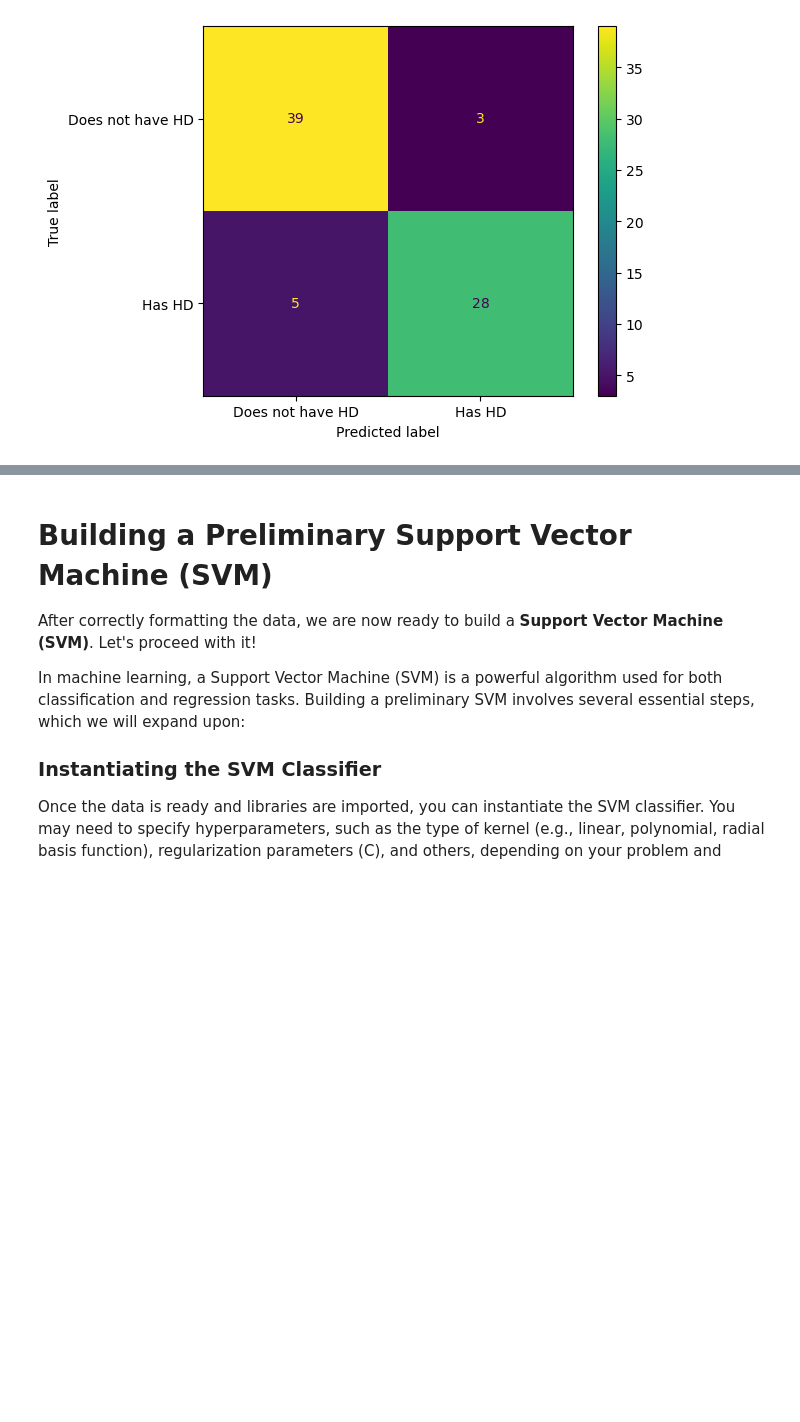
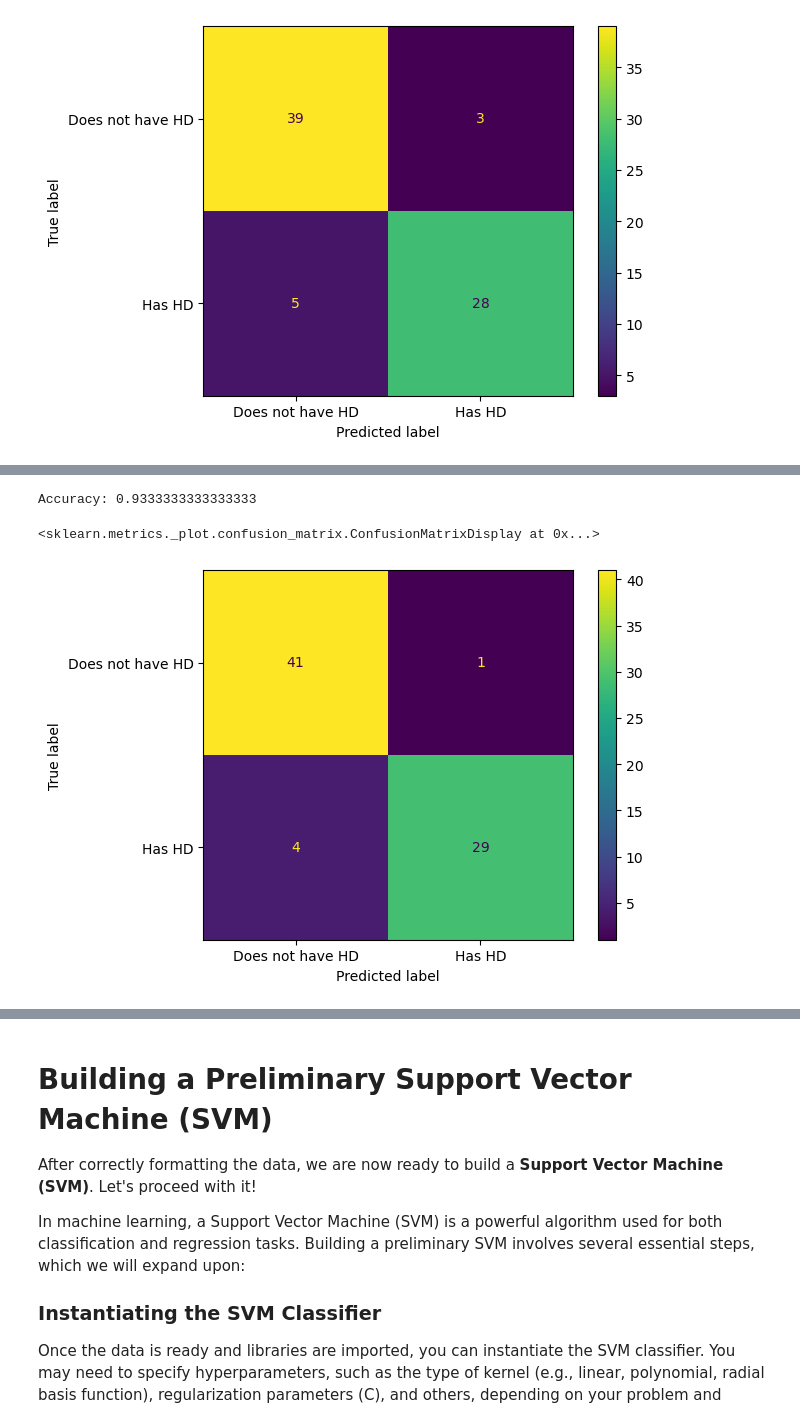
Before and after one commit to marcofanti/DTSA_5509_Final, a Jupyter notebook: DTSA_5509_Final.ipynb, the cells around one changed output, grey strips where cells are left out. Cells and saved outputs as stored; diff of their text form; code cells hidden in the pictures; blank space fills up the shorter version.

```diff
--- a/DTSA_5509_Final.ipynb
+++ b/DTSA_5509_Final.ipynb
@@ -620,0 +540,7 @@ ConfusionMatrixDisplay.from_estimator(logre, X_test_scaled, y_test, display_labe
+# %%
+from sklearn.neighbors import KNeighborsClassifier
+from sklearn.metrics import accuracy_score
+knn = KNeighborsClassifier(n_neighbors=5)
+knn.fit(X_train_scaled,y_train)
+y_pred = knn.predict(X_test_scaled)
+print("Accuracy:", accuracy_score(y_test, y_pred))
@@ -620,0 +555,13 @@ ConfusionMatrixDisplay.from_estimator(logre, X_test_scaled, y_test, display_labe
+# %%
+knn = KNeighborsClassifier(n_neighbors=7)
+knn.fit(X_train_scaled,y_train)
+y_pred = knn.predict(X_test_scaled)
+print("Accuracy:", accuracy_score(y_test, y_pred))
+# %% [output]
+Accuracy: 0.9333333333333333
+# %%
+mpl.rcdefaults()
+ConfusionMatrixDisplay.from_estimator(knn, X_test_scaled, y_test, display_labels=["Does not have HD", "Has HD"])
+# %% [output]
+<sklearn.metrics._plot.confusion_matrix.ConfusionMatrixDisplay at 0x...>
+[figure, added]
```
Also changed, not shown: parts of 21 cells of this notebook.
